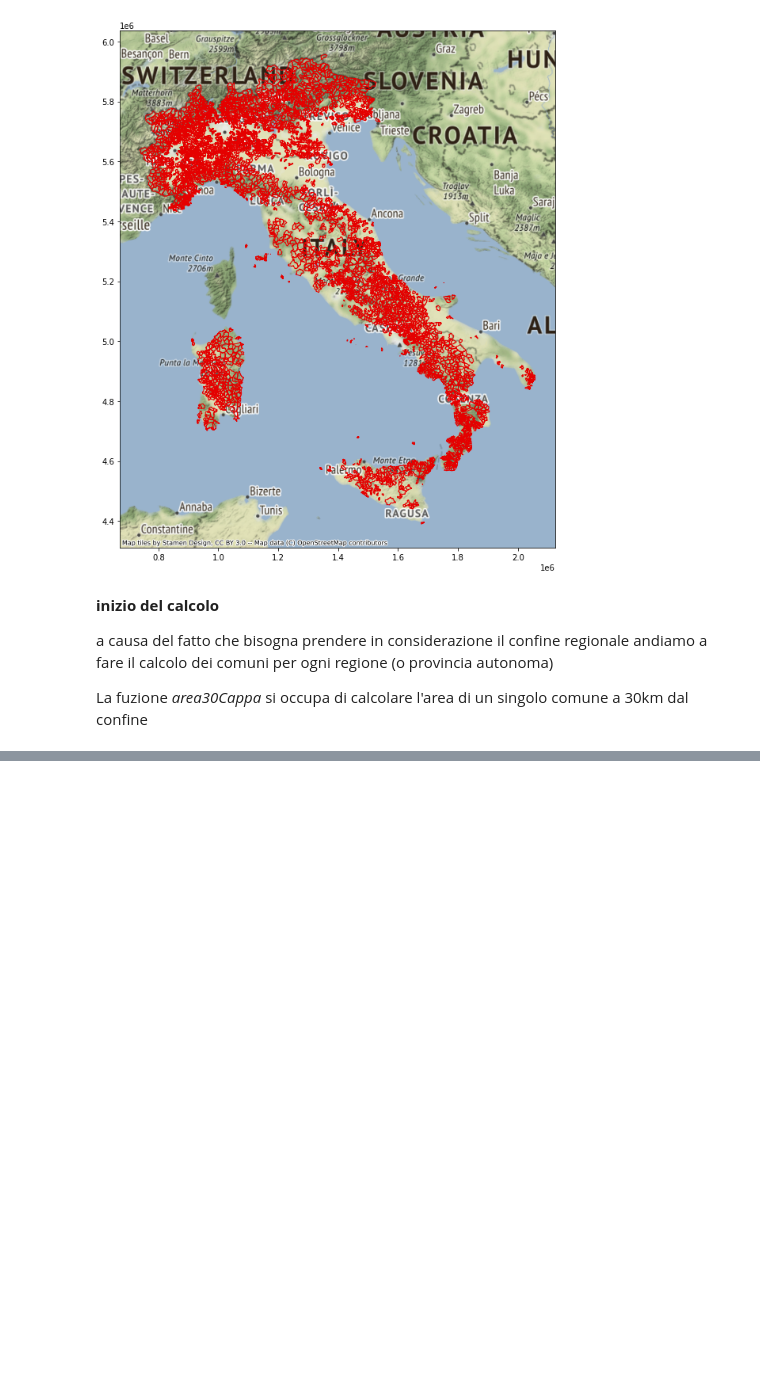
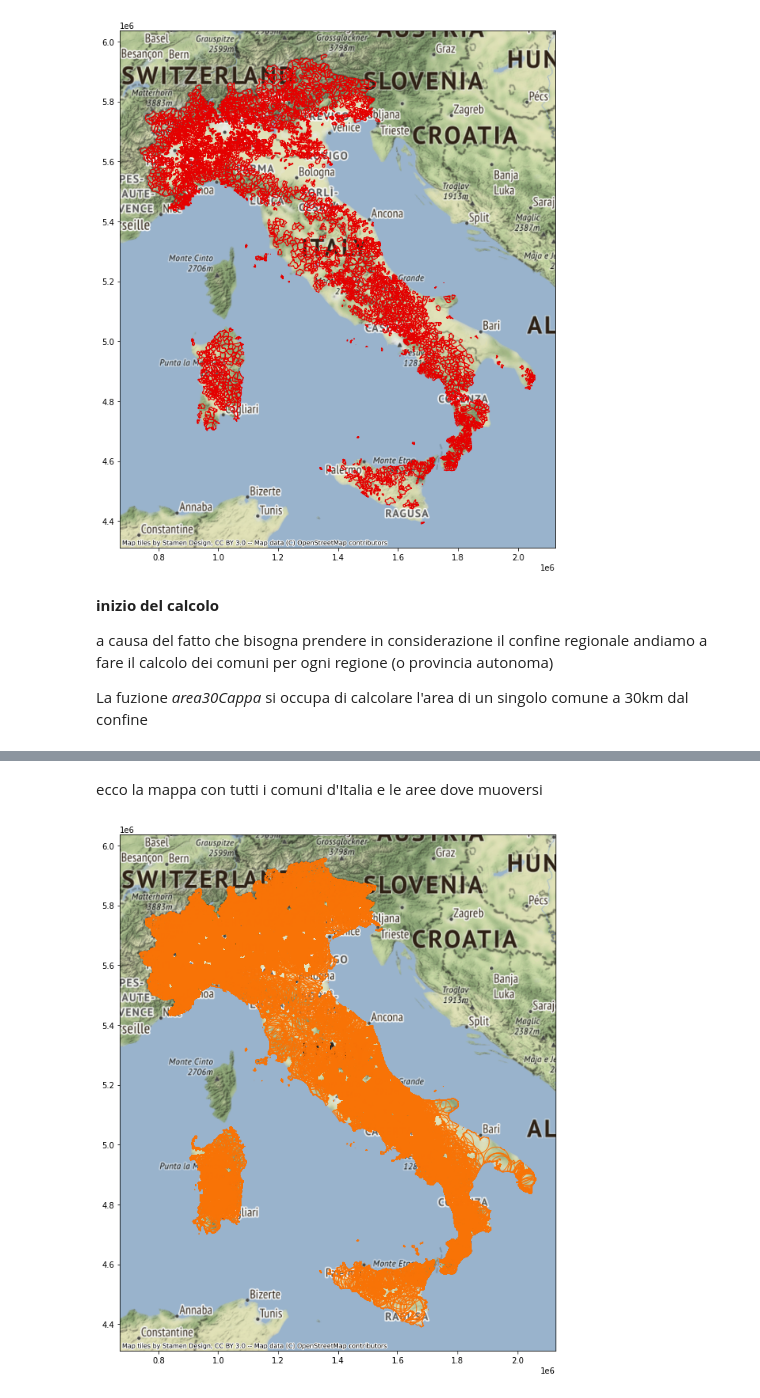
Before and after one commit to ondata/30cappa, a Jupyter notebook: script/conpython/30cappa.ipynb, the cells around one changed output, grey strips where cells are left out. Saved outputs shown, nothing was run; the diff lists cells and outputs as text; code cells hidden in the pictures; blank space fills up the shorter version.

```diff
--- a/script/conpython/30cappa.ipynb
+++ b/script/conpython/30cappa.ipynb
@@ -398,0 +385,19 @@ for codice in geo_piccoli_comuni.PRO_COM_T.unique():
+# %%
+confini_comuni_capoluogo = comuni_capoluoogo_provincia.geometry
+# %%
+def area30Cappa(geom,comuni_capoluogo,confine):
+  # creazione dell'area a 30cappa dal confine
+  # per ogni geometria (caso comuni su più poligoni)
+  # creazione buffer
+  geom = geom.buffer(30000)
+  # interesezione con il confine italiano
+  # qui mi basta solo la geometrai
+  geom = geom.intersection(confine)
+  # ciclo su tutti i capoluoghi di provincia
+  for cg in comuni_capoluogo.values:
+    # se si toccano
+    if geom.intersects(cg.buffer(0)):
+      # allora calcolo differenza con il poligono
+      geom = geom.difference(cg.buffer(0))
+
+  return(geom)
@@ -398,0 +409,7 @@ for codice in geo_piccoli_comuni.PRO_COM_T.unique():
+# %% [markdown]
+ecco la mappa con tutti i comuni d'Italia e le aree dove muoversi
+# %%
+ax = geo_piccoli_comuni_30cappa.to_crs(epsg=3857).plot(figsize=(12,12),edgecolor='xkcd:orange',facecolor="none")
+ctx.add_basemap(ax,crs=geo_piccoli_comuni_30cappa.to_crs(epsg=3857).crs.to_string(),source=ctx.providers.Stamen.Terrain)
+# %% [output]
+[figure, added]
```
Also changed, not shown: parts of 27 cells of this notebook, 1 other file.
